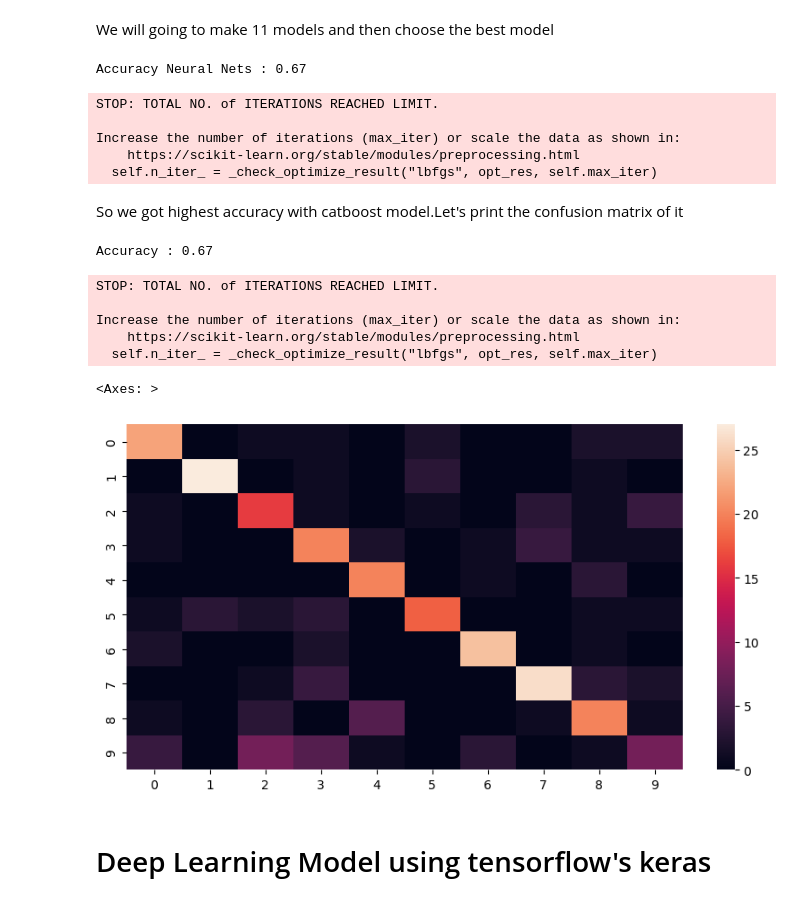
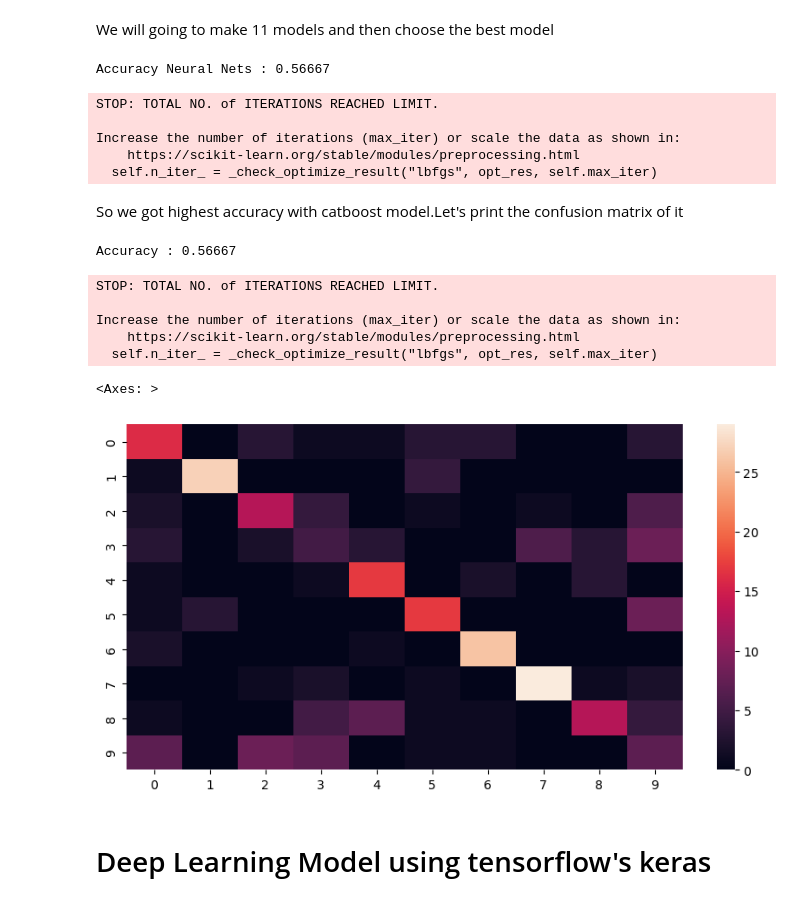
Before and after one commit to ML-K67-HUST/MUSIC-GENRE-CLASSIFICATION, a Jupyter notebook: ipynb files/neural_net_2.ipynb, the cells around one changed output. Drawn from its saved outputs; the diff is of its cells as text; code cells hidden in the pictures.

```diff
--- a/ipynb files/neural_net_2.ipynb
+++ b/ipynb files/neural_net_2.ipynb
@@ -101,10 +104,3 @@ We are going to normalize our data
-# %%
-cols = X.columns
-min_max_scaler = preprocessing.MinMaxScaler()
-np_scaled = min_max_scaler.fit_transform(X)
-
-# new data frame with the new scaled data.
-X = pd.DataFrame(np_scaled, columns = cols)
 # %% [markdown]
 # Train-Test Split
 # %%
@@ -127,10 +123,10 @@ We will going to make 11 models and then choose the best model
 # %%
 
 # Neural Nets
-nn = MLPClassifier(solver='lbfgs', alpha=1e-5, hidden_layer_sizes=(5000, 10), random_state=1)
+nn = make_pipeline(preprocessing.MinMaxScaler(),MLPClassifier(solver='lbfgs', alpha=1e-5, hidden_layer_sizes=(5000, 10), random_state=1))
 model_assess(nn, "Neural Nets")
 # %% [output]
-Accuracy Neural Nets : 0.67
+Accuracy Neural Nets : 0.56667
 STOP: TOTAL NO. of ITERATIONS REACHED LIMIT.
 
 Increase the number of iterations (max_iter) or scale the data as shown in:
@@ -140,27 +136,27 @@ Increase the number of iterations (max_iter) or scale the data as shown in:
 So we got highest accuracy with catboost model.Let's print the confusion matrix of it
 # %%
 # Final model
-cbc = MLPClassifier(solver='lbfgs', alpha=1e-5, hidden_layer_sizes=(5000, 10), random_state=1)
+cbc = make_pipeline(preprocessing.MinMaxScaler(),MLPClassifier(solver='lbfgs', alpha=1e-5, hidden_layer_sizes=(5000, 10), random_state=1))
 cbc.fit(X_train, y_train)
 
 
 preds = cbc.predict(X_test)
 
 print('Accuracy', ':', round(accuracy_score(y_test, preds), 5), '\n')
 
 # Confusion Matrix
 confus_mat = confusion_matrix(y_test, preds)
 plt.figure(figsize = (10, 5))
 sns.heatmap(confus_mat)
 # %% [output]
-Accuracy : 0.67
+Accuracy : 0.56667
 STOP: TOTAL NO. of ITERATIONS REACHED LIMIT.
 
 Increase the number of iterations (max_iter) or scale the data as shown in:
     https://scikit-learn.org/stable/modules/preprocessing.html
   self.n_iter_ = _check_optimize_result("lbfgs", opt_res, self.max_iter)
 <Axes: >
-[figure, old version]
+[figure, new version]
 # %% [markdown]
 # Deep Learning Model using tensorflow's keras
 # %% [markdown]
```
Also changed, not shown: parts of 10 cells of this notebook, 11 other files.
